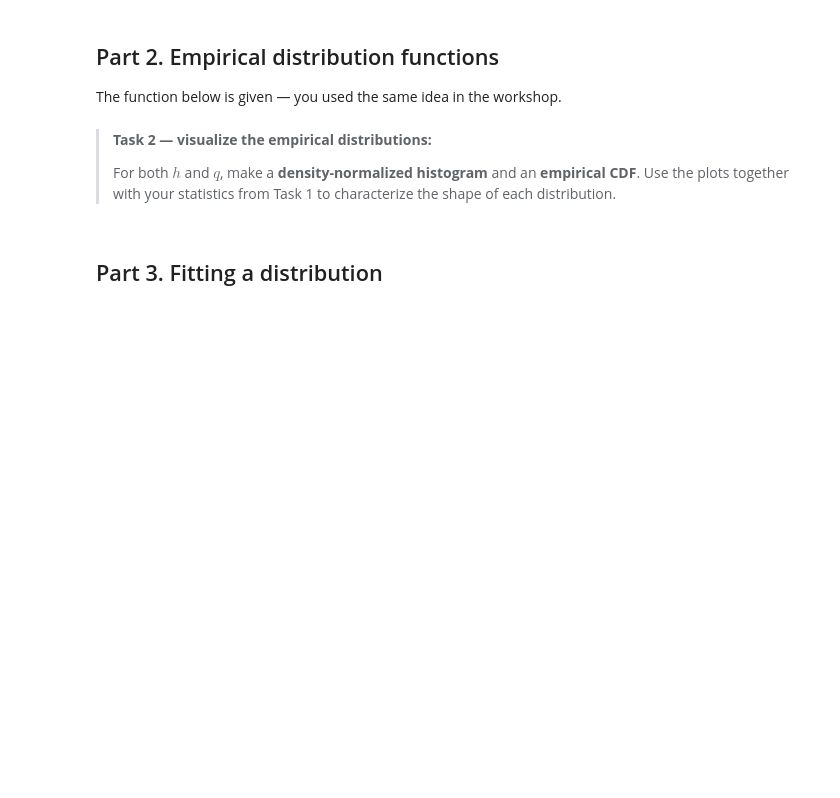
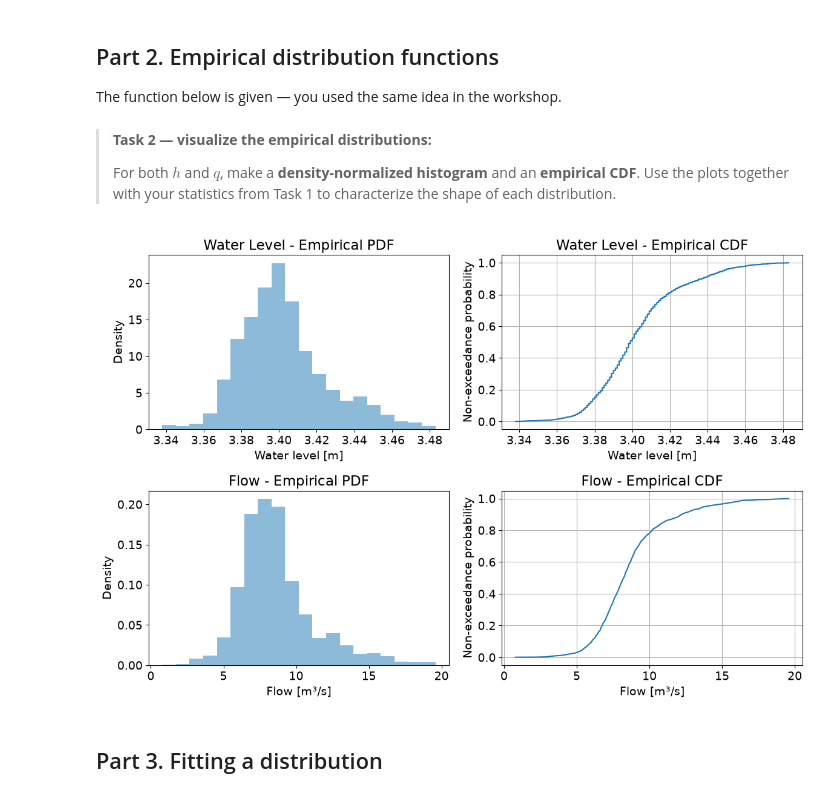
Before and after one commit to mangl308/GA1.4, a Jupyter notebook: GA_1.4.ipynb, the cells around one changed output. Drawn from its saved outputs; the diff is of its cells as text; code cells hidden in the pictures; blank space fills up the shorter version.

```diff
--- a/GA_1.4.ipynb
+++ b/GA_1.4.ipynb
@@ -126,7 +127,43 @@ def ecdf(var):
 >For both $h$ and $q$, make a **density-normalized histogram** and an **empirical CDF**. Use the plots together with your statistics from Task 1 to characterize the shape of each distribution.
 >
 # %%
-### YOUR CODE HERE
+# ========================================== #
+
+cdf_level = ecdf(h)
+cdf_flow = ecdf(q)
+
+fig, ax = plt.subplots(2, 2, figsize=(12, 8))
+
+# --- Water level: PDF ---
+ax[0, 0].hist(level, bins=20, density=True, alpha=0.5)
+ax[0, 0].set_xlabel('Water level [m]')
+ax[0, 0].set_ylabel('Density')
+ax[0, 0].set_title('Water Level - Empirical PDF')
+
+# --- Water level: CDF ---
+ax[0, 1].plot(cdf_level[1], cdf_level[0])
+ax[0, 1].set_xlabel('Water level [m]')
+ax[0, 1].set_ylabel('Non-exceedance probability')
+ax[0, 1].set_title('Water Level - Empirical CDF')
+ax[0, 1].grid(True)
+
+# --- Flow: PDF ---
+ax[1, 0].hist(flow, bins=20, density=True, alpha=0.5)
+ax[1, 0].set_xlabel('Flow [m³/s]')
+ax[1, 0].set_ylabel('Density')
+ax[1, 0].set_title('Flow - Empirical PDF')
+
+# --- Flow: CDF ---
+ax[1, 1].plot(cdf_flow[1], cdf_flow[0])
+ax[1, 1].set_xlabel('Flow [m³/s]')
+ax[1, 1].set_ylabel('Non-exceedance probability')
+ax[1, 1].set_title('Flow - Empirical CDF')
+ax[1, 1].grid(True)
+
+plt.tight_layout()
+plt.show()
+# %% [output]
+[figure, added]
 # %% [markdown]
 ## Part 3. Fitting a distribution
 # %% [markdown]
```
Also changed, not shown: parts of 5 cells of this notebook.
